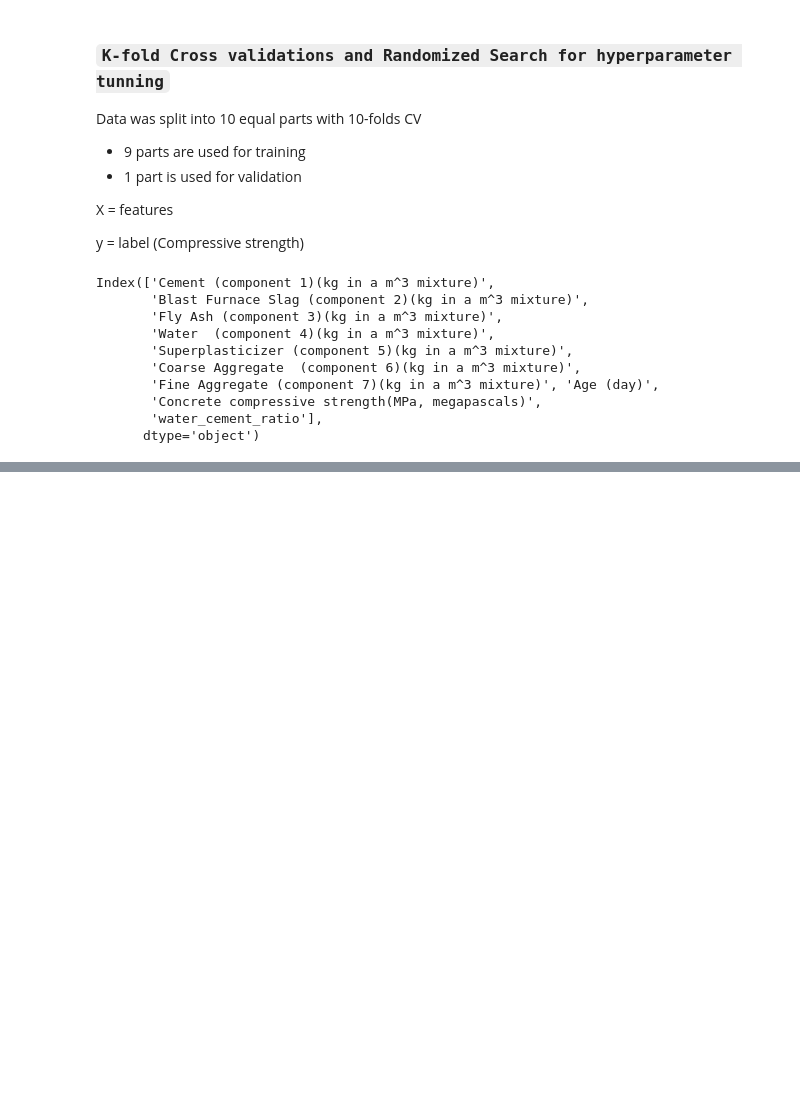
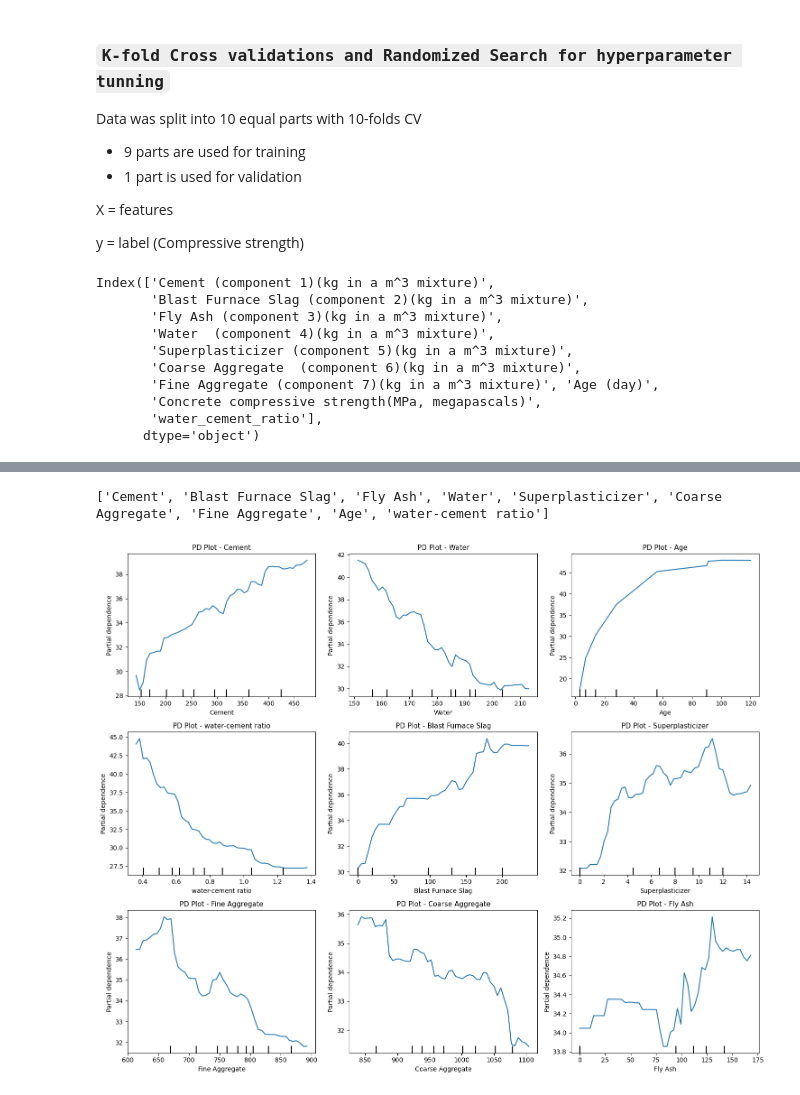
Before and after one commit to AbubakarDanhaya/Concrete_research, a Jupyter notebook: CS-predictions/notebook3.ipynb, the cells around one changed output, grey strips where cells are left out. Saved outputs shown, nothing was run; the diff lists cells and outputs as text; code cells hidden in the pictures; blank space fills up the shorter version.

```diff
--- a/CS-predictions/notebook3.ipynb
+++ b/CS-predictions/notebook3.ipynb
@@ -254,0 +373,39 @@ Learning rate set to 0.03894
+# %%
+from sklearn.inspection import PartialDependenceDisplay
+import matplotlib.pyplot as plt
+
+# Check column names
+print(X_train.columns.tolist())
+
+top_features = ["Cement", "Water", "Age", "water-cement ratio",
+                "Blast Furnace Slag", "Superplasticizer",
+                "Fine Aggregate", "Coarse Aggregate", "Fly Ash"]
+
+fig, axes = plt.subplots(3, 3, figsize=(15, 12))
+axes = axes.flatten()
+
+for i, feature in enumerate(top_features):
+    if feature in X_train.columns:
+        display = PartialDependenceDisplay.from_estimator(
+            stacking_reg, X_train, [feature],
+            kind="average",
+            ax=axes[i],
+            grid_resolution=50
+        )
+
+        ymin, ymax = axes[i].get_ylim()
+        if ymin == ymax:
+            axes[i].set_ylim(ymin - 0.1, ymax + 0.1)
+
+        axes[i].set_title(f"PD Plot - {feature}", fontsize=11)
+    else:
+        axes[i].text(0.5, 0.5, f"{feature} not in X_train",
+                     ha='center', va='center')
+        axes[i].set_xticks([])
+        axes[i].set_yticks([])
+
+plt.tight_layout()
+plt.show()
+# %% [output]
+['Cement', 'Blast Furnace Slag', 'Fly Ash', 'Water', 'Superplasticizer', 'Coarse Aggregate', 'Fine Aggregate', 'Age', 'water-cement ratio']
+[figure, added]
```
Also changed, not shown: parts of 14 cells of this notebook.
